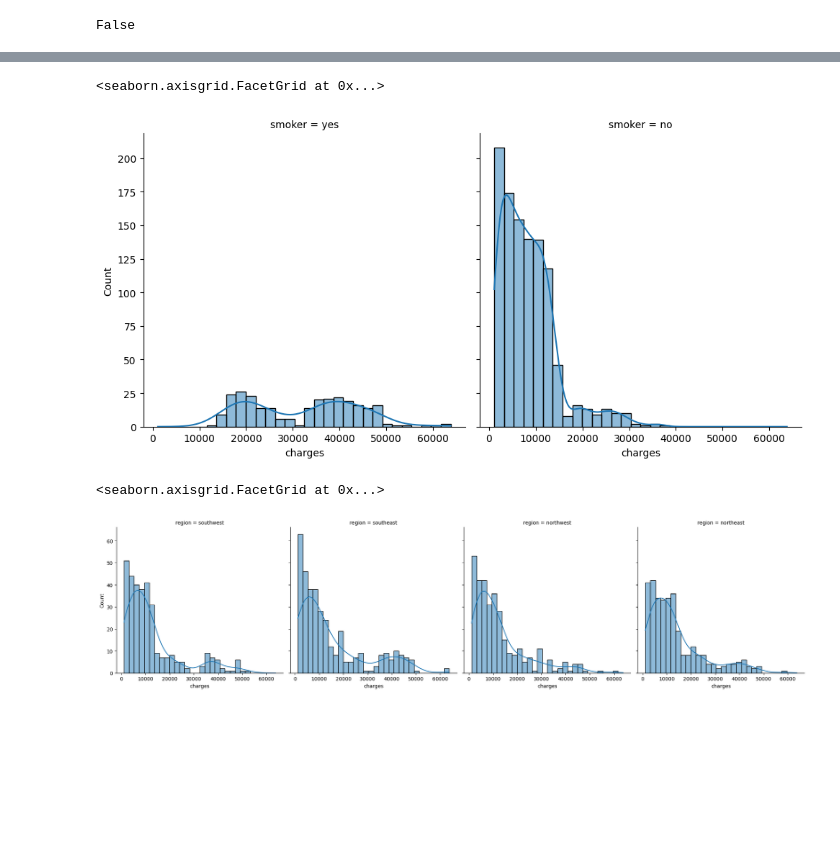
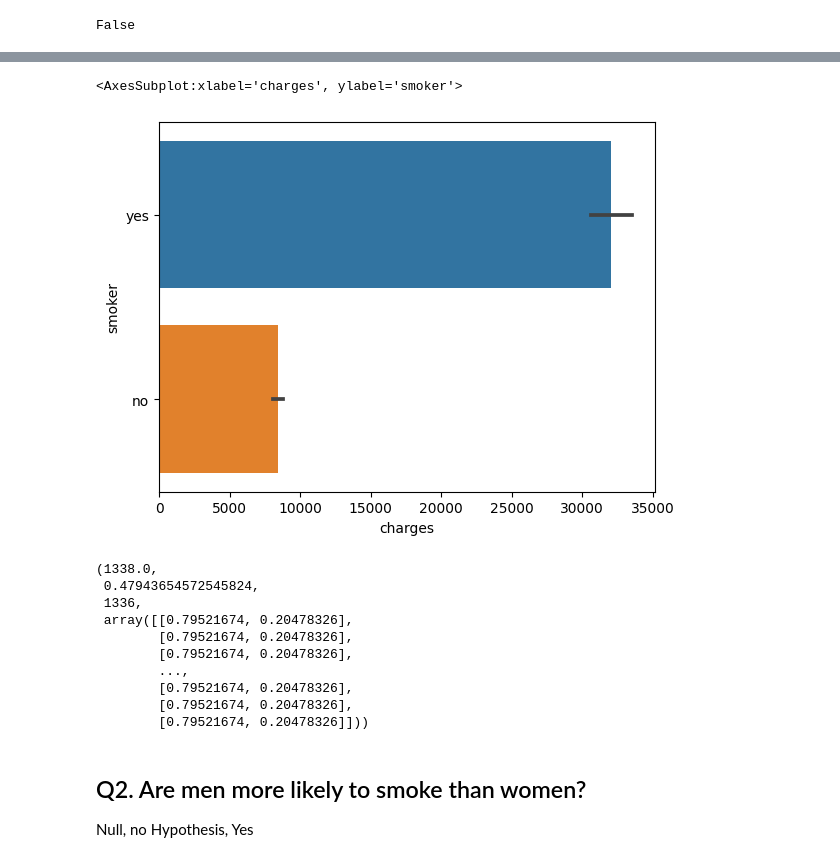
Before and after one commit to Metalface-code/Hypothesis-Testing-and-Distributions, a Jupyter notebook: Hypothesis Testing with Insurance Data.ipynb, the cells around one changed output, grey strips where cells are left out. Saved outputs shown, nothing was run; the diff lists cells and outputs as text; code cells hidden in the pictures; blank space fills up the shorter version.

```diff
--- a/Hypothesis Testing with Insurance Data.ipynb
+++ b/Hypothesis Testing with Insurance Data.ipynb
@@ -110,10 +115,5 @@ False
 # %%
-sns.displot(data=df, x='charges', col= 'smoker', kde=True)
+sns.barplot(data=df, x='charges', y='smoker')
 # %% [output]
-<seaborn.axisgrid.FacetGrid at 0x...>
+<AxesSubplot:xlabel='charges', ylabel='smoker'>
-[figure, old version]
+[figure, new version]
-# %%
-sns.displot(data=df, x='charges', col= 'region', kde=True)
-# %% [output]
-<seaborn.axisgrid.FacetGrid at 0x...>
-[figure, old version]
@@ -120 +123,20 @@ sns.displot(data=df, x='charges', col= 'region', kde=True)
+# %%
+stats.chi2_contingency(table2)
+# p value is less than .05. we reject the Null
+# %% [output]
+(1338.0,
+ 0.47943654572545824,
+ 1336,
+ array([[0.79521674, 0.20478326],
+        [0.79521674, 0.20478326],
+        [0.79521674, 0.20478326],
+        ...,
+        [0.79521674, 0.20478326],
+        [0.79521674, 0.20478326],
+        [0.79521674, 0.20478326]]))
+# %% [markdown]
+## Q2. Are men more likely to smoke than women?
+
+Null, no
+Hypothesis, Yes
 # %%
```
Also changed, not shown: parts of 15 cells of this notebook.
